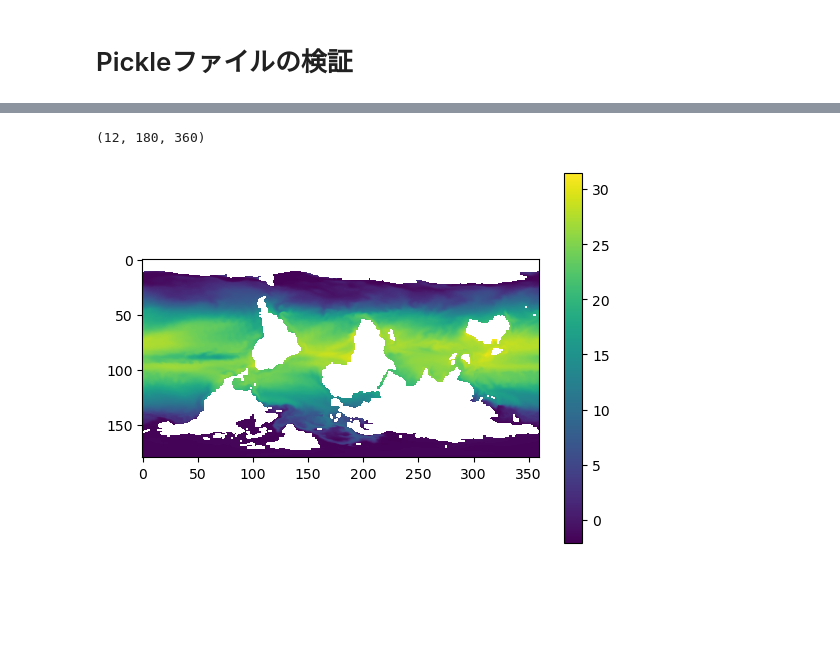
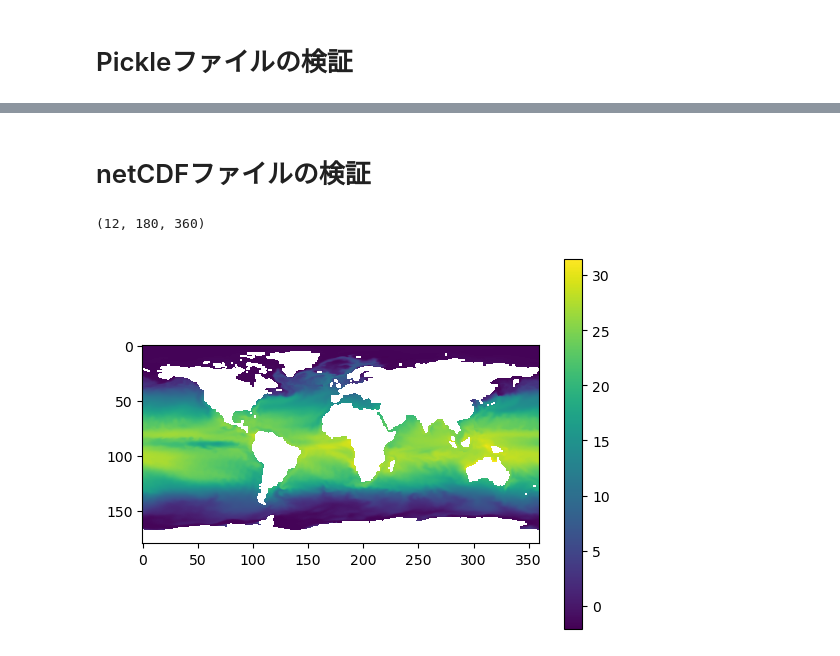
Before and after one commit to HalKiyo/xeno_jupyter_test, a Jupyter notebook: space_test/data_bug.ipynb, the cells around one changed output, grey strips where cells are left out. Cells and saved outputs as stored; diff of their text form; code cells hidden in the pictures; blank space fills up the shorter version.

```diff
--- a/space_test/data_bug.ipynb
+++ b/space_test/data_bug.ipynb
@@ -91,10 +91,12 @@ dict_keys(['tos_raw', 'tos_clim', 'tos_variance', 'tos_anom', 'tos_std', 'tos_co
+# %% [markdown]
+# netCDFファイルの検証
 # %%
 path = "/work/kajiyama/cdo/cmip6/AWI-ESM-1-1-LR/tos/tos_1850-1850.nc"
 ds =  netCDF4.Dataset(path, 'r')
 tos = ds.variables['tos'][:]
-tos = tos[
+tos = tos[:, ::-1, :]
 print(tos.shape)
 show(tos[0])
 # %% [output]
 (12, 180, 360)
-[figure, old version]
+[figure, new version]
```
Also changed, not shown: parts of 8 cells of this notebook.
